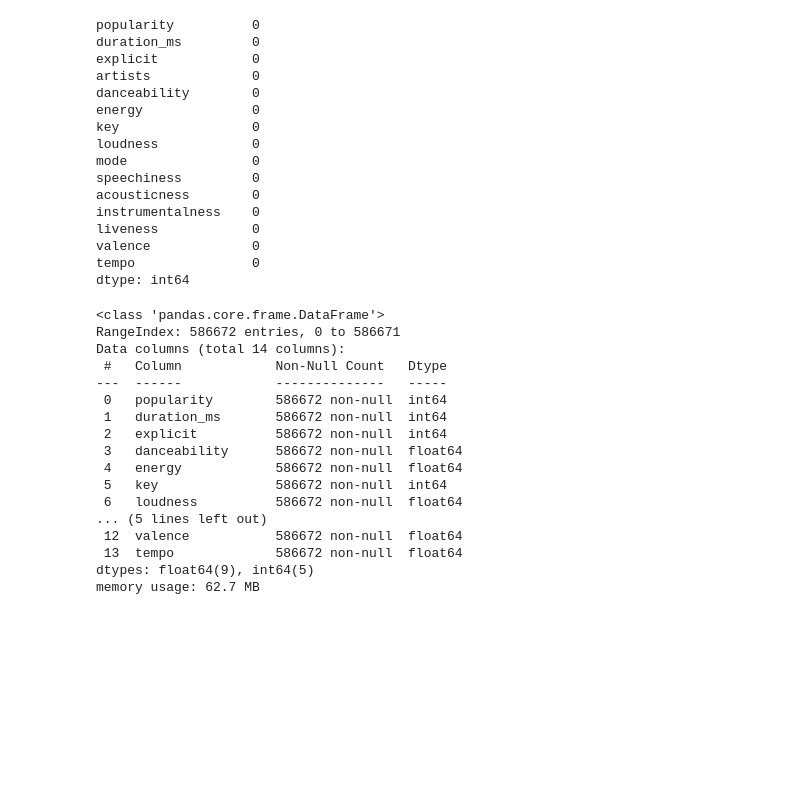
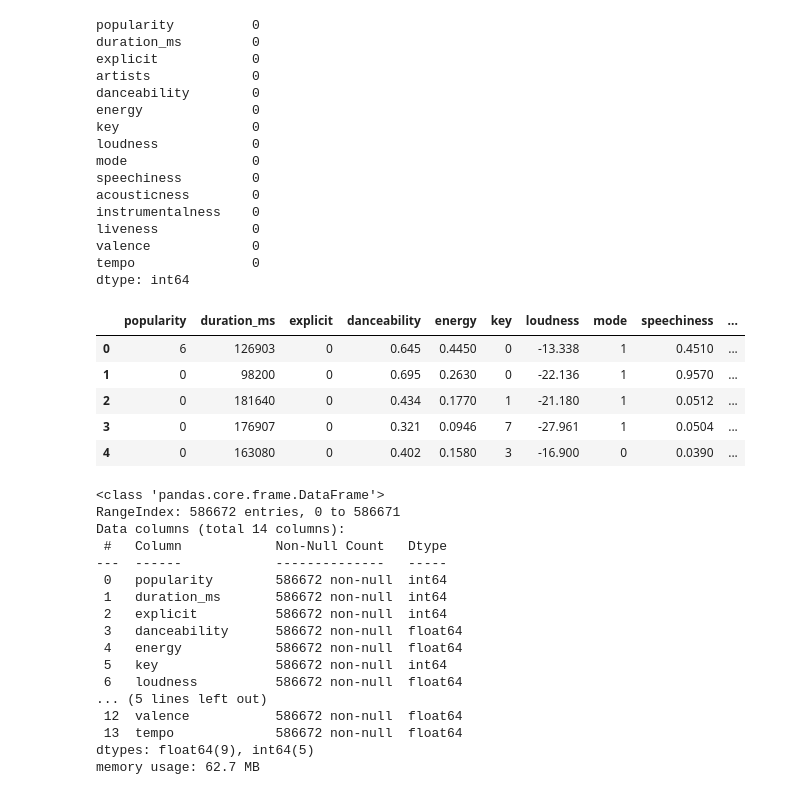
Before and after one commit to algond123/ProyectoFinal_BDML14, a Jupyter notebook: Proyecto_final2.ipynb, the cells around one changed output. Cells and saved outputs as stored; diff of their text form; code cells hidden in the pictures; blank space fills up the shorter version.

```diff
--- a/Proyecto_final2.ipynb
+++ b/Proyecto_final2.ipynb
@@ -234,6 +234,15 @@ tempo               0
 dtype: int64
 # %%
 final_df_noEncode = merged_data_clean.drop(columns=['artists'])
+# %%
+final_df_noEncode.head()
+# %% [output]
+|  | popularity | duration_ms | explicit | danceability | energy | key | loudness | mode | speechiness | ... |
+| 0 | 6 | 126903 | 0 | 0.645 | 0.4450 | 0 | -13.338 | 1 | 0.4510 | ... |
+| 1 | 0 | 98200 | 0 | 0.695 | 0.2630 | 0 | -22.136 | 1 | 0.9570 | ... |
+| 2 | 0 | 181640 | 0 | 0.434 | 0.1770 | 1 | -21.180 | 1 | 0.0512 | ... |
+| 3 | 0 | 176907 | 0 | 0.321 | 0.0946 | 7 | -27.961 | 1 | 0.0504 | ... |
+| 4 | 0 | 163080 | 0 | 0.402 | 0.1580 | 3 | -16.900 | 0 | 0.0390 | ... |
 # %%
 final_df_noEncode.info()
 # %% [output]
```
Also changed, not shown: parts of 31 cells of this notebook.
